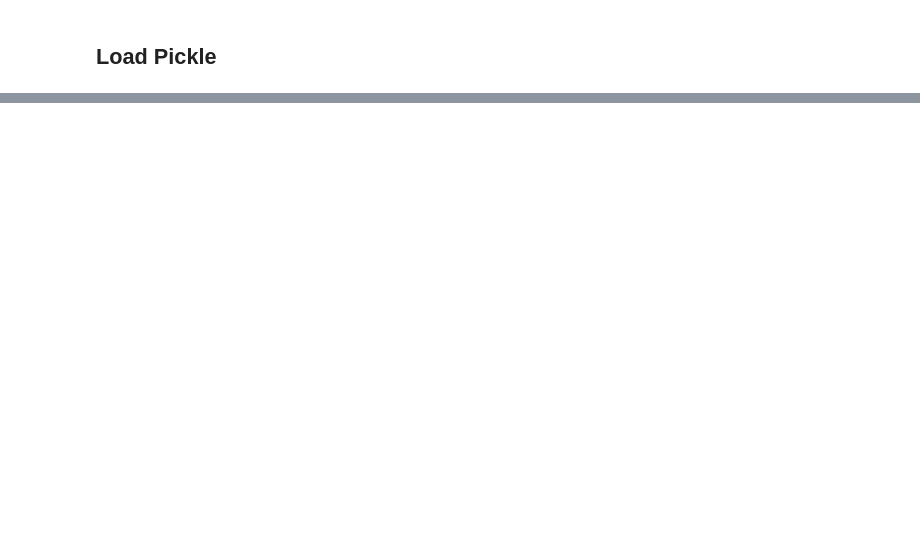
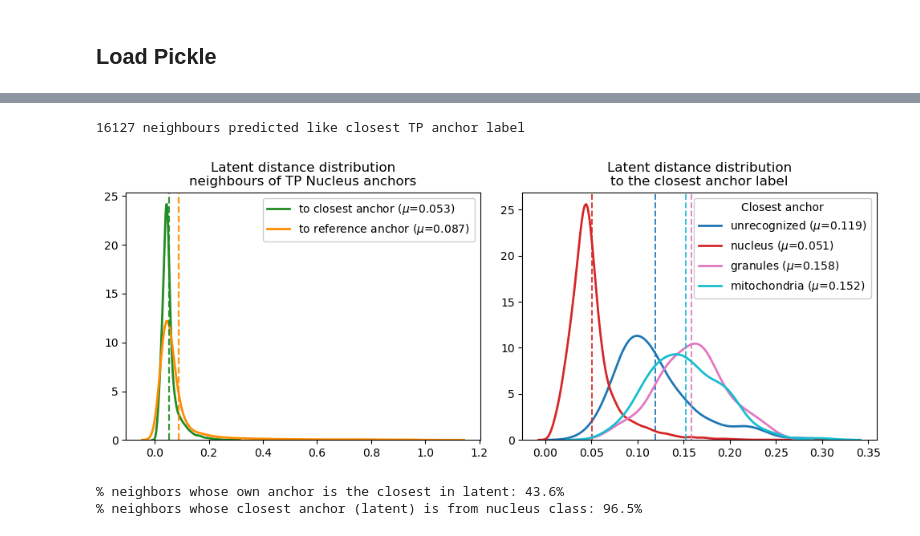
Before and after one commit to shei-dark/HDN, a Jupyter notebook: statistical_analysis.ipynb, the cells around one changed output, grey strips where cells are left out. Saved outputs shown, nothing was run; the diff lists cells and outputs as text; code cells hidden in the pictures; blank space fills up the shorter version.

```diff
--- a/statistical_analysis.ipynb
+++ b/statistical_analysis.ipynb
@@ -657,0 +506,11 @@ for class_label in range(4):
+# %%
+nuc_tmp = latent_distance_distribution(neighbours_nuc, title="neighbours of TP Nucleus anchors")
+own_is_closest = (nuc_tmp['own_anchor_latent_dist'] <= nuc_tmp['closest_latent_dist']).mean()
+print(f"% neighbors whose own anchor is the closest in latent: {own_is_closest:.1%}")
+prop_closest_unrec = (nuc_tmp['closest_anchor_label'] == 1).mean()
+print(f"% neighbors whose closest anchor (latent) is from nucleus class: {prop_closest_unrec:.1%}")
+# %% [output]
+16127 neighbours predicted like closest TP anchor label
+[figure, added]
+% neighbors whose own anchor is the closest in latent: 43.6%
+% neighbors whose closest anchor (latent) is from nucleus class: 96.5%
```
Also changed, not shown: parts of 21 cells of this notebook.
